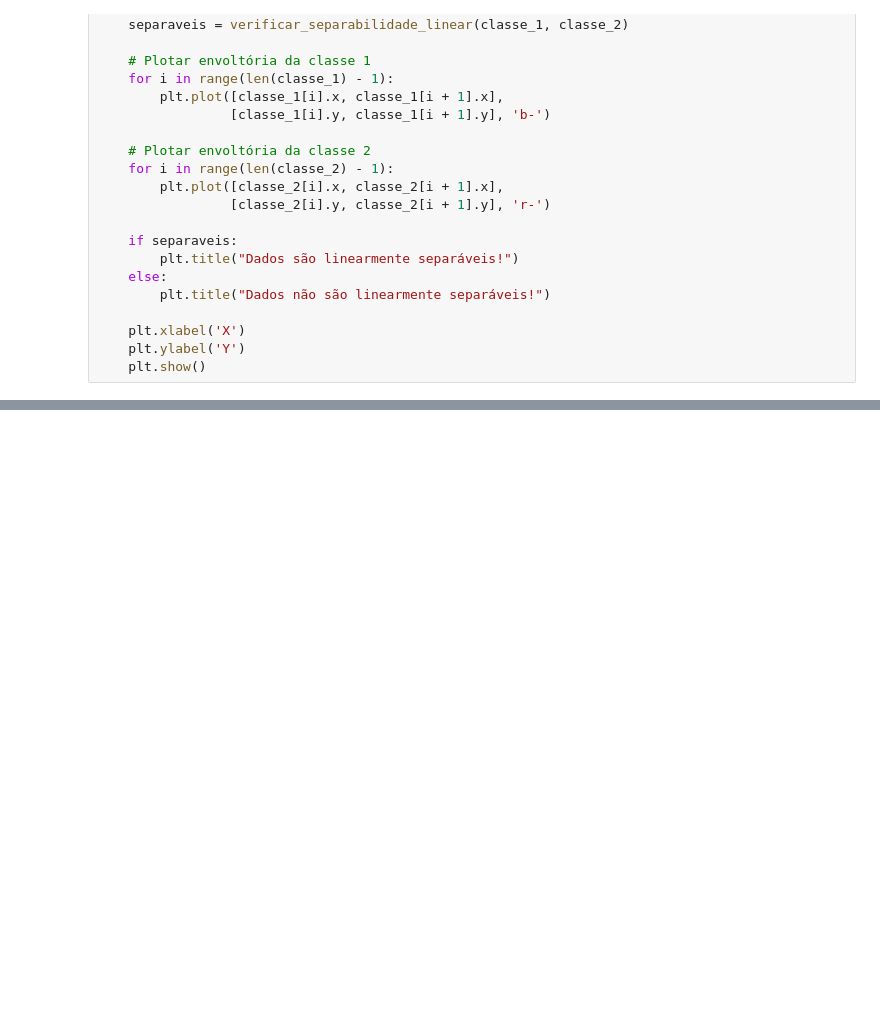
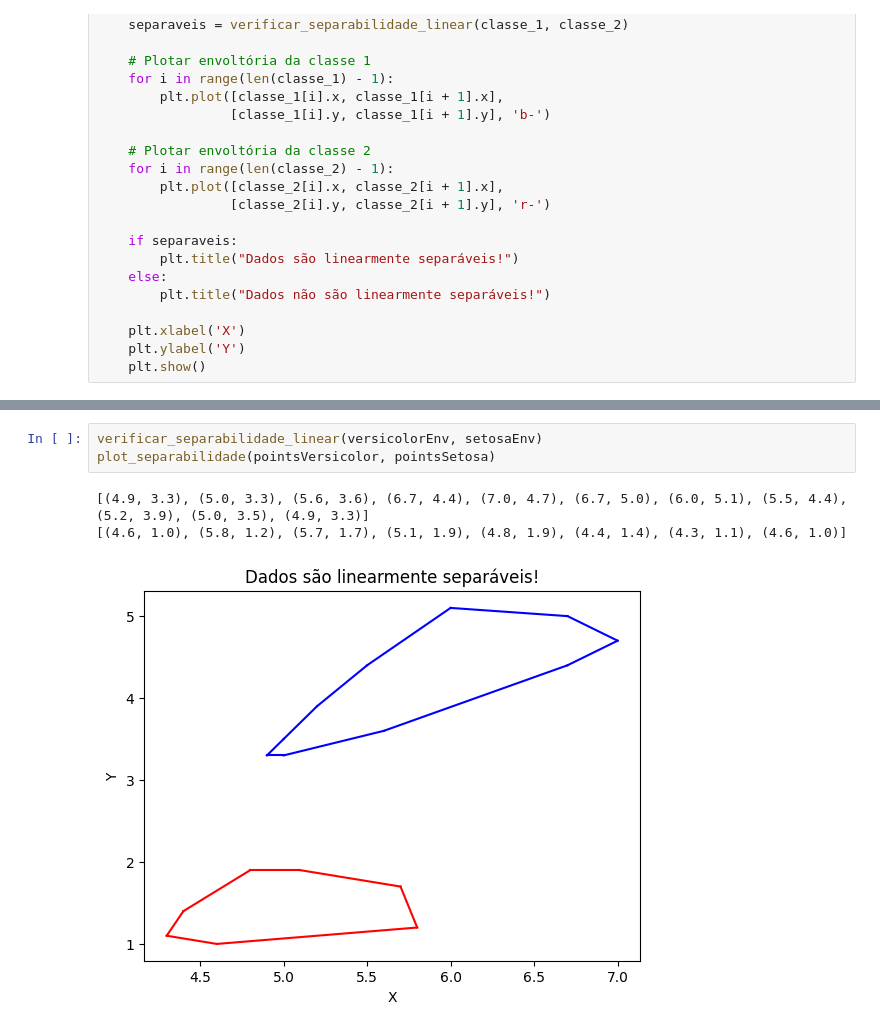
Before and after one commit to marcelomrad/Classificador_Linear, a Jupyter notebook: main.ipynb, the cells around one changed output, grey strips where cells are left out. Saved outputs shown, nothing was run; the diff lists cells and outputs as text; blank space fills up the shorter version.

```diff
--- a/main.ipynb
+++ b/main.ipynb
@@ -603,0 +530,7 @@ Os dados não são linearmente separáveis.
+# %%
+verificar_separabilidade_linear(versicolorEnv, setosaEnv)
+plot_separabilidade(pointsVersicolor, pointsSetosa)
+# %% [output]
+[(4.9, 3.3), (5.0, 3.3), (5.6, 3.6), (6.7, 4.4), (7.0, 4.7), (6.7, 5.0), (6.0, 5.1), (5.5, 4.4), (5.2, 3.9), (5.0, 3.5), (4.9, 3.3)]
+[(4.6, 1.0), (5.8, 1.2), (5.7, 1.7), (5.1, 1.9), (4.8, 1.9), (4.4, 1.4), (4.3, 1.1), (4.6, 1.0)]
+[figure, added]
```
Also changed, not shown: parts of 24 cells of this notebook.
